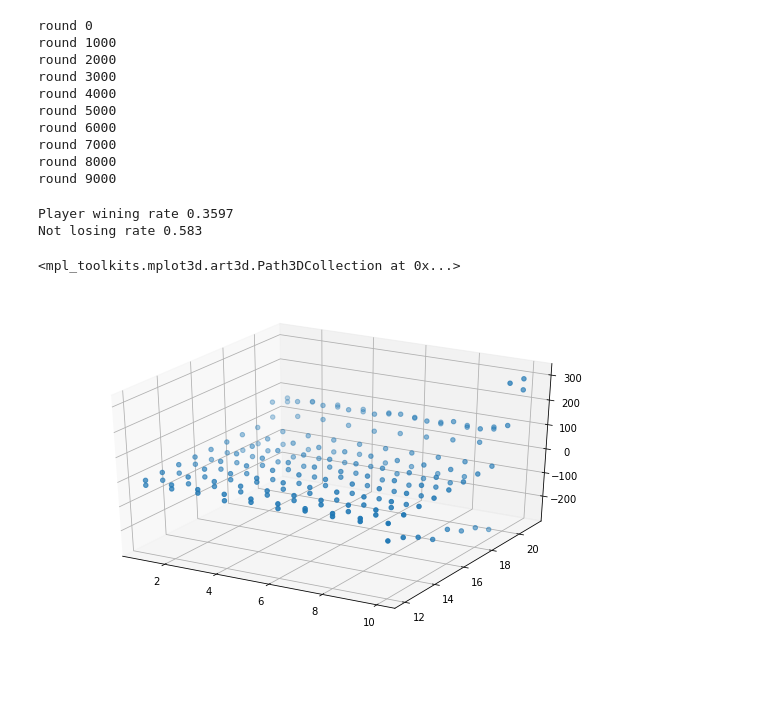
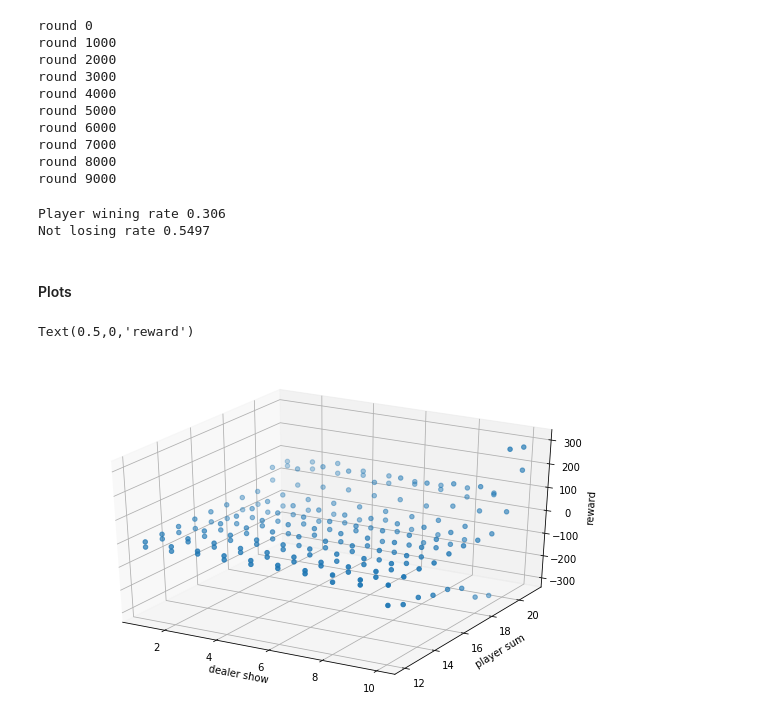
Before and after one commit to MJeremy2017/reinforcement-learning-implementation, a Jupyter notebook: BlackJack/blackjack_mc.ipynb, the cells around one changed output. Drawn from its saved outputs; the diff is of its cells as text; code cells hidden in the pictures; blank space fills up the shorter version.

Commit message:
add plot

```diff
--- a/BlackJack/blackjack_mc.ipynb
+++ b/BlackJack/blackjack_mc.ipynb
@@ -29,6 +29,7 @@ class BlackJackMC(object):
         if current_value > 21:
             if usable_ace:
                 current_value -= 10
+                usable_ace = False
             else:
                 return current_value, usable_ace, True
         # HIT17
@@ -43,11 +44,12 @@ class BlackJackMC(object):
             else:
                 return current_value+card, usable_ace, False
 
-
+    # one can only has 1 usable ace
     def playerPolicy(self, current_value, usable_ace, is_end):
         if current_value > 21:
             if usable_ace:
                 current_value -= 10
+                usable_ace = False
             else:
                 return current_value, usable_ace, True
         # HIT17
@@ -144,16 +146,22 @@ round 9000
 print("Player wining rate", b.player_win/10000)
 print("Not losing rate", (b.player_win+b.player_draw)/10000)
 # %% [output]
-Player wining rate 0.3597
-Not losing rate 0.583
+Player wining rate 0.306
+Not losing rate 0.5497
+# %% [markdown]
+#### Plots
 # %%
 fig = plt.figure(figsize=[10, 6])
 ax = fig.add_subplot(111, projection='3d')
 
 x = [k[1] for k in b.player_state_value.keys()]
 y = [k[0] for k in b.player_state_value.keys()]
 z = [v for v in b.player_state_value.values()]
 ax.scatter(x, y, z)
+
+ax.set_xlabel("dealer show")
+ax.set_ylabel("player sum")
+ax.set_zlabel("reward")
 # %% [output]
-<mpl_toolkits.mplot3d.art3d.Path3DCollection at 0x...>
+Text(0.5,0,'reward')
-[figure, old version]
+[figure, new version]
```
Also changed, not shown: parts of 2 cells of this notebook.
